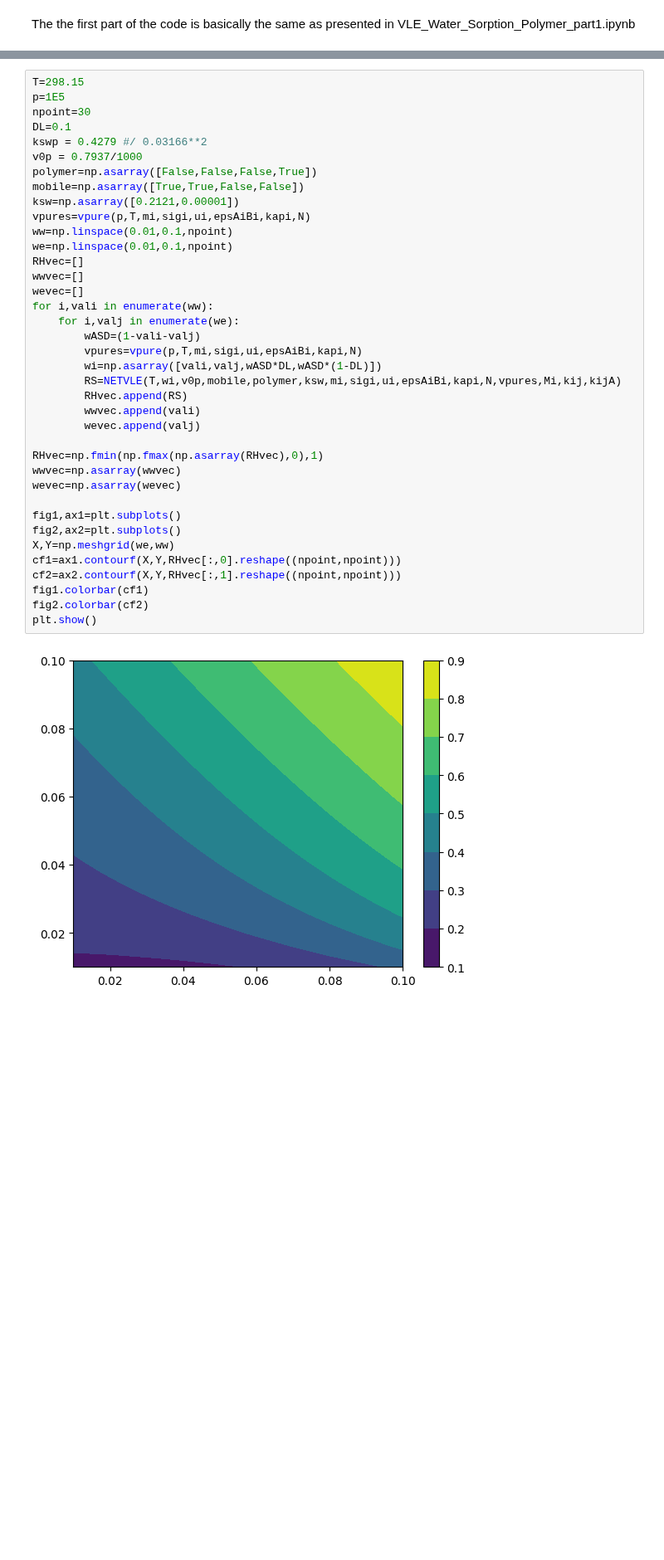
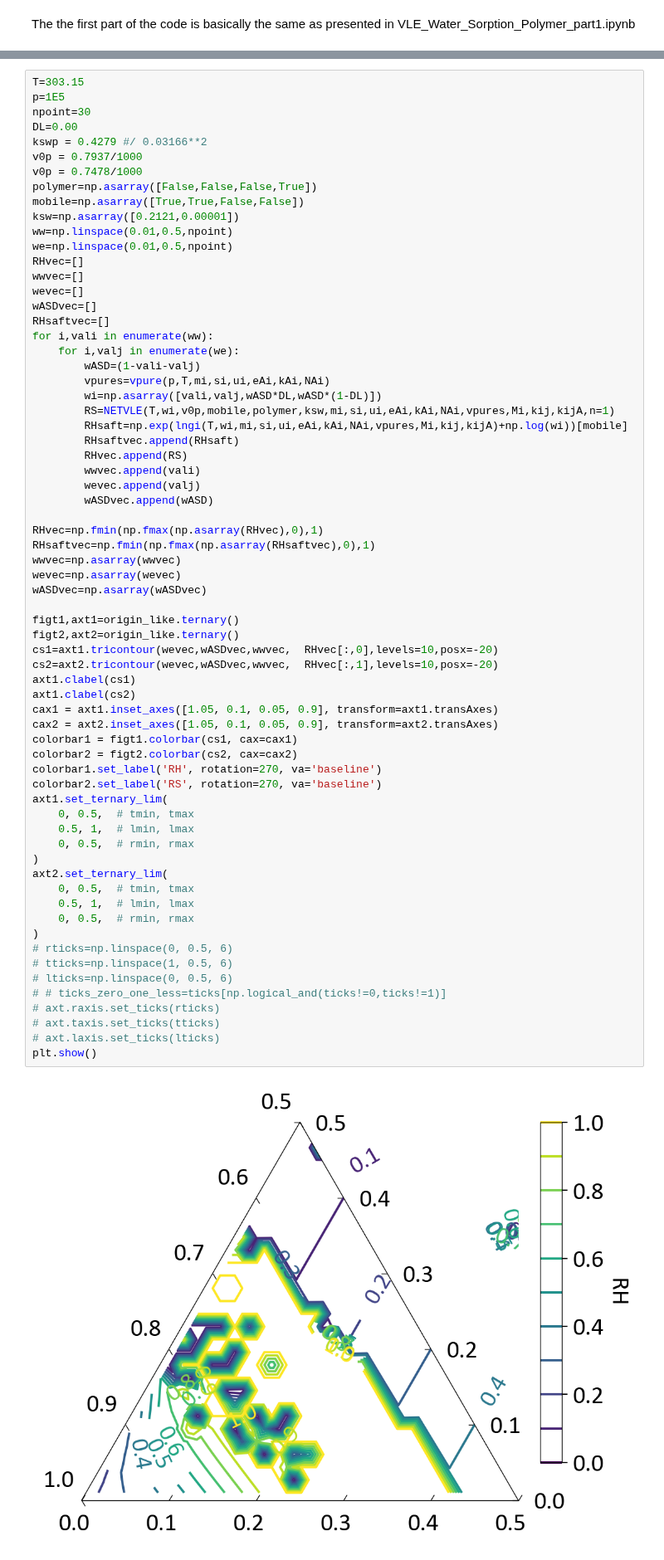
Before and after one commit to Borrdom/diffusionpy, a Jupyter notebook: examples_notebooks/00b_NET-GP_ASD_Water_ethanol.ipynb, the cells around one changed output, grey strips where cells are left out. Shown at 83% size. Drawn from its saved outputs; the diff is of its cells as text; blank space fills up the shorter version.

```diff
--- a/examples_notebooks/00b_NET-GP_ASD_Water_ethanol.ipynb
+++ b/examples_notebooks/00b_NET-GP_ASD_Water_ethanol.ipynb
@@ -40,40 +27,69 @@ N=np.asarray([1.,1.,3.,653.])
 # %%
-T=298.15
+T=303.15
 p=1E5
 npoint=30
-DL=0.1
+DL=0.00
 kswp = 0.4279 #/ 0.03166**2
 v0p = 0.7937/1000
+v0p = 0.7478/1000
 polymer=np.asarray([False,False,False,True])
 mobile=np.asarray([True,True,False,False])
 ksw=np.asarray([0.2121,0.00001])
-vpures=vpure(p,T,mi,sigi,ui,epsAiBi,kapi,N)
-ww=np.linspace(0.01,0.1,npoint)
-we=np.linspace(0.01,0.1,npoint)
+ww=np.linspace(0.01,0.5,npoint)
+we=np.linspace(0.01,0.5,npoint)
 RHvec=[]
 wwvec=[]
 wevec=[]
+wASDvec=[]
+RHsaftvec=[]
 for i,vali in enumerate(ww):
     for i,valj in enumerate(we):
         wASD=(1-vali-valj)
-        vpures=vpure(p,T,mi,sigi,ui,epsAiBi,kapi,N)
+        vpures=vpure(p,T,mi,si,ui,eAi,kAi,NAi)
         wi=np.asarray([vali,valj,wASD*DL,wASD*(1-DL)])
-        RS=NETVLE(T,wi,v0p,mobile,polymer,ksw,mi,sigi,ui,epsAiBi,kapi,N,vpures,Mi,kij,kijA)
+        RS=NETVLE(T,wi,v0p,mobile,polymer,ksw,mi,si,ui,eAi,kAi,NAi,vpures,Mi,kij,kijA,n=1)
+        RHsaft=np.exp(lngi(T,wi,mi,si,ui,eAi,kAi,NAi,vpures,Mi,kij,kijA)+np.log(wi))[mobile]
+        RHsaftvec.append(RHsaft)
         RHvec.append(RS)
         wwvec.append(vali)
         wevec.append(valj)
+        wASDvec.append(wASD)
 
 RHvec=np.fmin(np.fmax(np.asarray(RHvec),0),1)
+RHsaftvec=np.fmin(np.fmax(np.asarray(RHsaftvec),0),1)
 wwvec=np.asarray(wwvec)
 wevec=np.asarray(wevec)
+wASDvec=np.asarray(wASDvec)
 
-fig1,ax1=plt.subplots()
-fig2,ax2=plt.subplots()
-X,Y=np.meshgrid(we,ww)
-cf1=ax1.contourf(X,Y,RHvec[:,0].reshape((npoint,npoint)))
-cf2=ax2.contourf(X,Y,RHvec[:,1].reshape((npoint,npoint)))
-fig1.colorbar(cf1)
-fig2.colorbar(cf2)
+figt1,axt1=origin_like.ternary()
+figt2,axt2=origin_like.ternary()
+cs1=axt1.tricontour(wevec,wASDvec,wwvec,  RHvec[:,0],levels=10,posx=-20)
+cs2=axt2.tricontour(wevec,wASDvec,wwvec,  RHvec[:,1],levels=10,posx=-20)
+axt1.clabel(cs1)
+axt1.clabel(cs2)
+cax1 = axt1.inset_axes([1.05, 0.1, 0.05, 0.9], transform=axt1.transAxes)
+cax2 = axt2.inset_axes([1.05, 0.1, 0.05, 0.9], transform=axt2.transAxes)
+colorbar1 = figt1.colorbar(cs1, cax=cax1)
+colorbar2 = figt2.colorbar(cs2, cax=cax2)
+colorbar1.set_label('RH', rotation=270, va='baseline')
+colorbar2.set_label('RS', rotation=270, va='baseline')
+axt1.set_ternary_lim(
+    0, 0.5,  # tmin, tmax
+    0.5, 1,  # lmin, lmax
+    0, 0.5,  # rmin, rmax
+)
+axt2.set_ternary_lim(
+    0, 0.5,  # tmin, tmax
+    0.5, 1,  # lmin, lmax
+    0, 0.5,  # rmin, rmax
+)
+# rticks=np.linspace(0, 0.5, 6)
+# tticks=np.linspace(1, 0.5, 6)
+# lticks=np.linspace(0, 0.5, 6)
+# # ticks_zero_one_less=ticks[np.logical_and(ticks!=0,ticks!=1)]
+# axt.raxis.set_ticks(rticks)
+# axt.taxis.set_ticks(tticks)
+# axt.laxis.set_ticks(lticks)
 plt.show()
 # %% [output]
-[figure, old version]
+[figure, new version]
```
Also changed, not shown: parts of 4 cells of this notebook, 1 other file.
